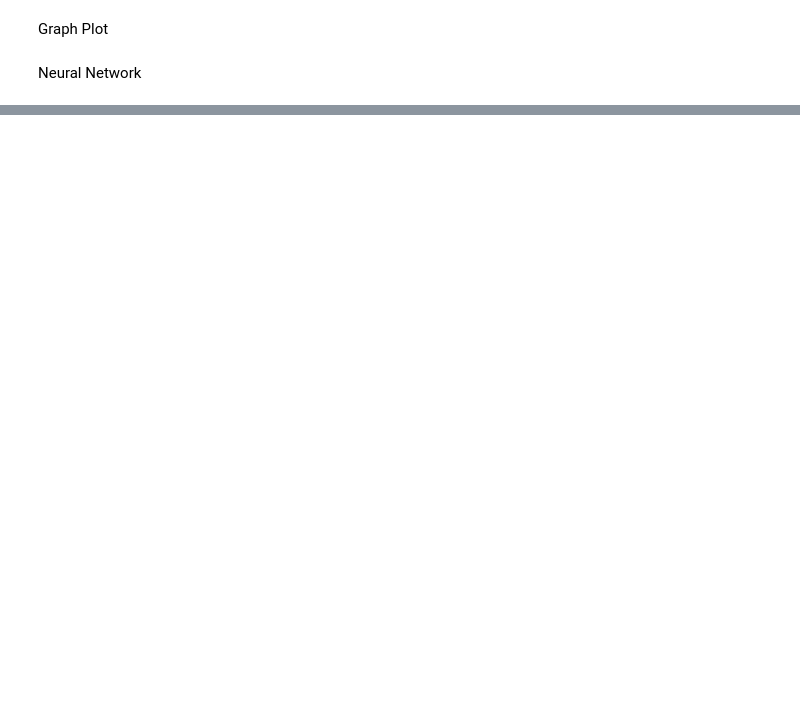
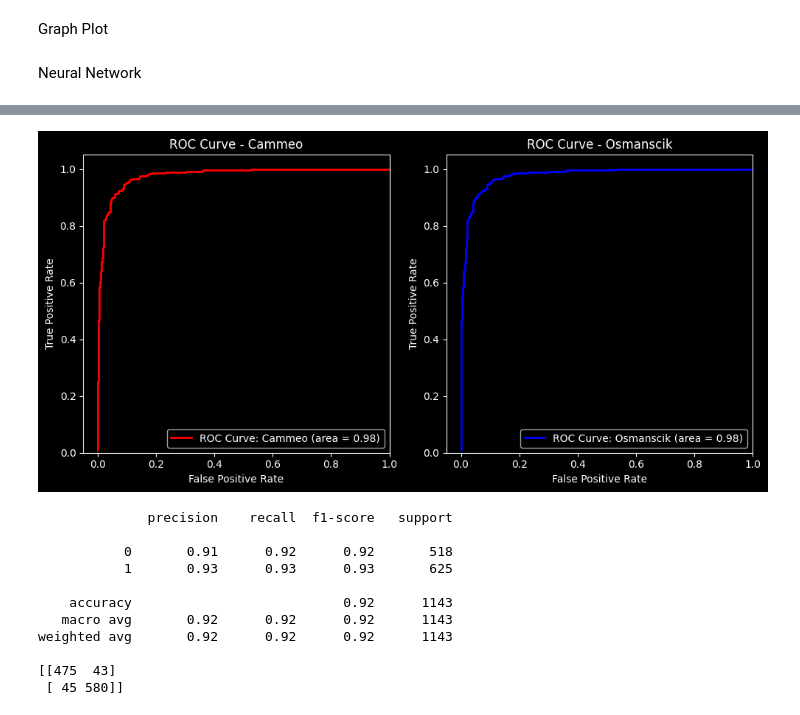
Before and after one commit to refrigeratedwater/Poker, a Jupyter notebook: rice-nn.ipynb, the cells around one changed output, grey strips where cells are left out. Drawn from its saved outputs; the diff is of its cells as text; code cells hidden in the pictures; blank space fills up the shorter version.

```diff
--- a/rice-nn.ipynb
+++ b/rice-nn.ipynb
@@ -70,17 +66,22 @@ x_train, x_test, y_train, y_test = train_test_split(
 x_train, x_val, y_train, y_val = train_test_split(
     x_train, y_train, test_size=.15, random_state=42)
 
-y_train = tf.keras.utils.to_categorical(y_train, num_classes=2)
-y_val = tf.keras.utils.to_categorical(y_val, num_classes=2)
-y_test = tf.keras.utils.to_categorical(y_test, num_classes=2)
+y_train = y_train.astype(int)
+y_val = y_val.astype(int)
+y_test = y_test.astype(int)
 
-model = tf.keras.models.Sequential()
-model.add(tf.keras.layers.Dense(64, input_shape=(7,), activation='relu'))
-model.add(tf.keras.layers.Dense(32, activation='tanh'))
-model.add(tf.keras.layers.Dense(16, activation='tanh'))
-model.add(tf.keras.layers.Dense(2, activation='sigmoid'))
-model.compile(loss='binary_crossentropy',optimizer='adam', metrics=['accuracy'])
+model = tf.keras.layers.Sequential()
+model.add(tf.keras.layers.Dense(128, input_shape=(7,),
+          kernel_initializer='normal', activation='tanh'))
+model.add(tf.keras.layers.Dropout(.4))
+model.add(tf.keras.layers.Dense(64, activation='tanh'))
+model.add(tf.keras.layers.Dropout(.4))
+model.add(tf.keras.layers.Dense(1, activation='sigmoid'))
+model.compile(loss='binary_crossentropy', optimizer=tf.keras.optimizers.Adadelta(
+    learning_rate=.0025), metrics=['accuracy'])
 
 
-model.fit(x_train, y_train, epochs=100, callbacks=tf.keras.callbacks.EarlyStopping(monitor='val_loss', verbose=1), validation_data=(x_val, y_val), verbose=1)
+model.fit(x_train, y_train, batch_size=32, shuffle=True, epochs=200, callbacks=tf.keras.callbacks.EarlyStopping(
+    monitor='loss'), validation_data=(x_val, y_val))
+
 y_pred = model.predict(x_test)
@@ -87,10 +106,22 @@ y_pred = model.predict(x_test)
 # %%
 from sklearn.metrics import classification_report, confusion_matrix
 
-roc_plot(y_test, y_pred)
+roc_plot(y_test, np.array(y_pred))
 
-y_pred = np.argmax(y_pred, axis=1)
-y_test = np.argmax(y_test, axis=1)
+y_pred = (y_pred >= 0.5).astype(int)
 
 print(classification_report(y_test, y_pred))
 print(confusion_matrix(y_test, y_pred))
+# %% [output]
+[figure, added]
+              precision    recall  f1-score   support
+
+           0       0.91      0.92      0.92       518
+           1       0.93      0.93      0.93       625
+
+    accuracy                           0.92      1143
+   macro avg       0.92      0.92      0.92      1143
+weighted avg       0.92      0.92      0.92      1143
+
+[[475  43]
+ [ 45 580]]
```
Also changed, not shown: parts of 3 cells of this notebook, 2 other files.
